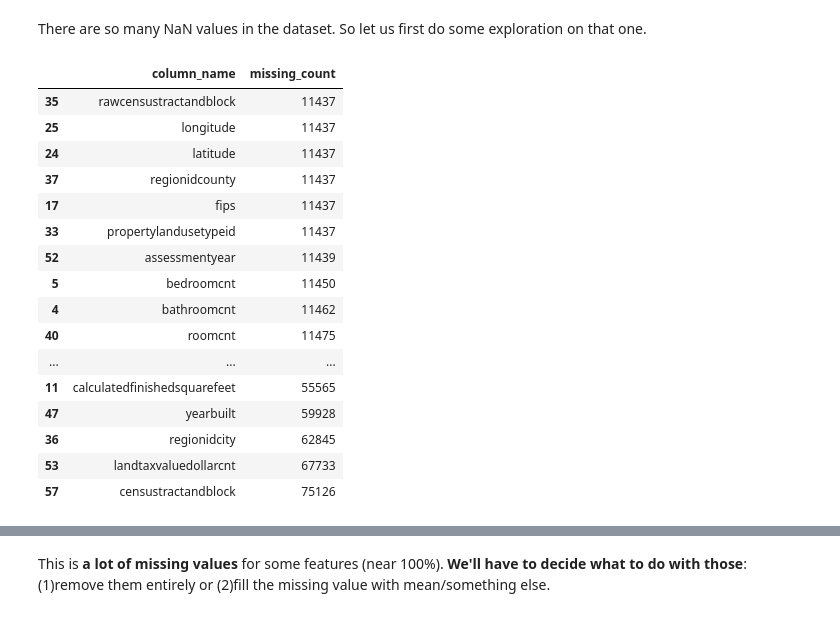
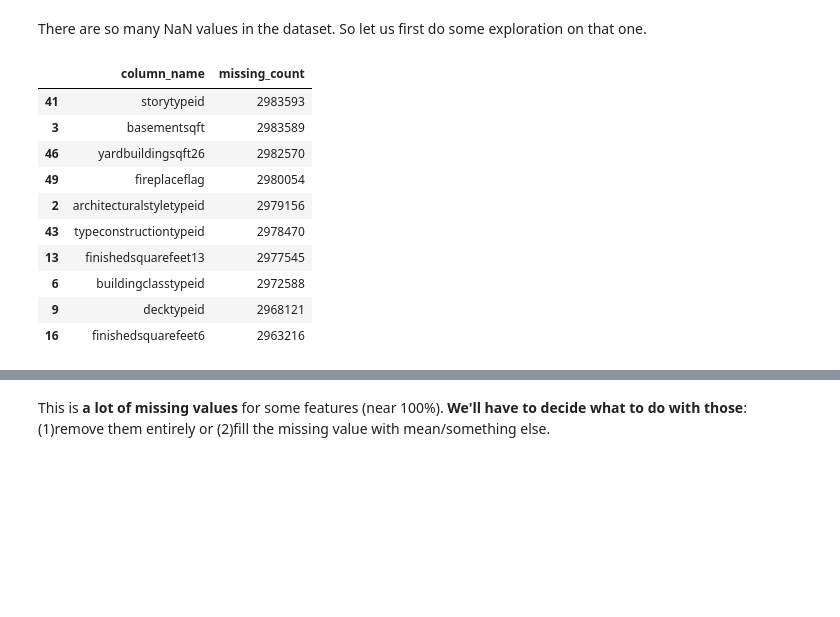
Before and after one commit to adrienctx/cb-data-science-workshops, a Jupyter notebook: kaggle-zillow/notebooks/data-exploration.ipynb, the cells around one changed output, grey strips where cells are left out. Saved outputs shown, nothing was run; the diff lists cells and outputs as text; code cells hidden in the pictures; blank space fills up the shorter version.

```diff
--- a/kaggle-zillow/notebooks/data-exploration.ipynb
+++ b/kaggle-zillow/notebooks/data-exploration.ipynb
@@ -160,29 +161,23 @@ There are so many NaN values in the dataset. So let us first do some exploration
 # %%
 # convert each cell value to True/False (isnull?), then sum over the columns (=count the "True"'s for each column)
 missing_df = prop_df.isnull().sum(axis=0).reset_index()
 missing_df.columns = ['column_name', 'missing_count']
 # only keep the rows that have at least 1 missing value
 missing_df = missing_df[missing_df['missing_count']>0]
-missing_df = missing_df.sort_values(by='missing_count',ascending=False)
-missing_df.head(10)
+missing_df = missing_df.sort_values(by='missing_count')
+missing_df.tail(10)
 # %% [output]
 |  | column_name | missing_count |
-| 35 | rawcensustractandblock | 11437 |
-| 25 | longitude | 11437 |
-| 24 | latitude | 11437 |
-| 37 | regionidcounty | 11437 |
-| 17 | fips | 11437 |
-| 33 | propertylandusetypeid | 11437 |
-| 52 | assessmentyear | 11439 |
-| 5 | bedroomcnt | 11450 |
-| 4 | bathroomcnt | 11462 |
-| 40 | roomcnt | 11475 |
-| ... | ... | ... |
-| 11 | calculatedfinishedsquarefeet | 55565 |
-| 47 | yearbuilt | 59928 |
-| 36 | regionidcity | 62845 |
-| 53 | landtaxvaluedollarcnt | 67733 |
-| 57 | censustractandblock | 75126 |
+| 41 | storytypeid | 2983593 |
+| 3 | basementsqft | 2983589 |
+| 46 | yardbuildingsqft26 | 2982570 |
+| 49 | fireplaceflag | 2980054 |
+| 2 | architecturalstyletypeid | 2979156 |
+| 43 | typeconstructiontypeid | 2978470 |
+| 13 | finishedsquarefeet13 | 2977545 |
+| 6 | buildingclasstypeid | 2972588 |
+| 9 | decktypeid | 2968121 |
+| 16 | finishedsquarefeet6 | 2963216 |
 # %%
 # Create an index vector
 ind = np.arange(missing_df.shape[0])
```
Also changed, not shown: parts of 16 cells of this notebook, 1 other file.
